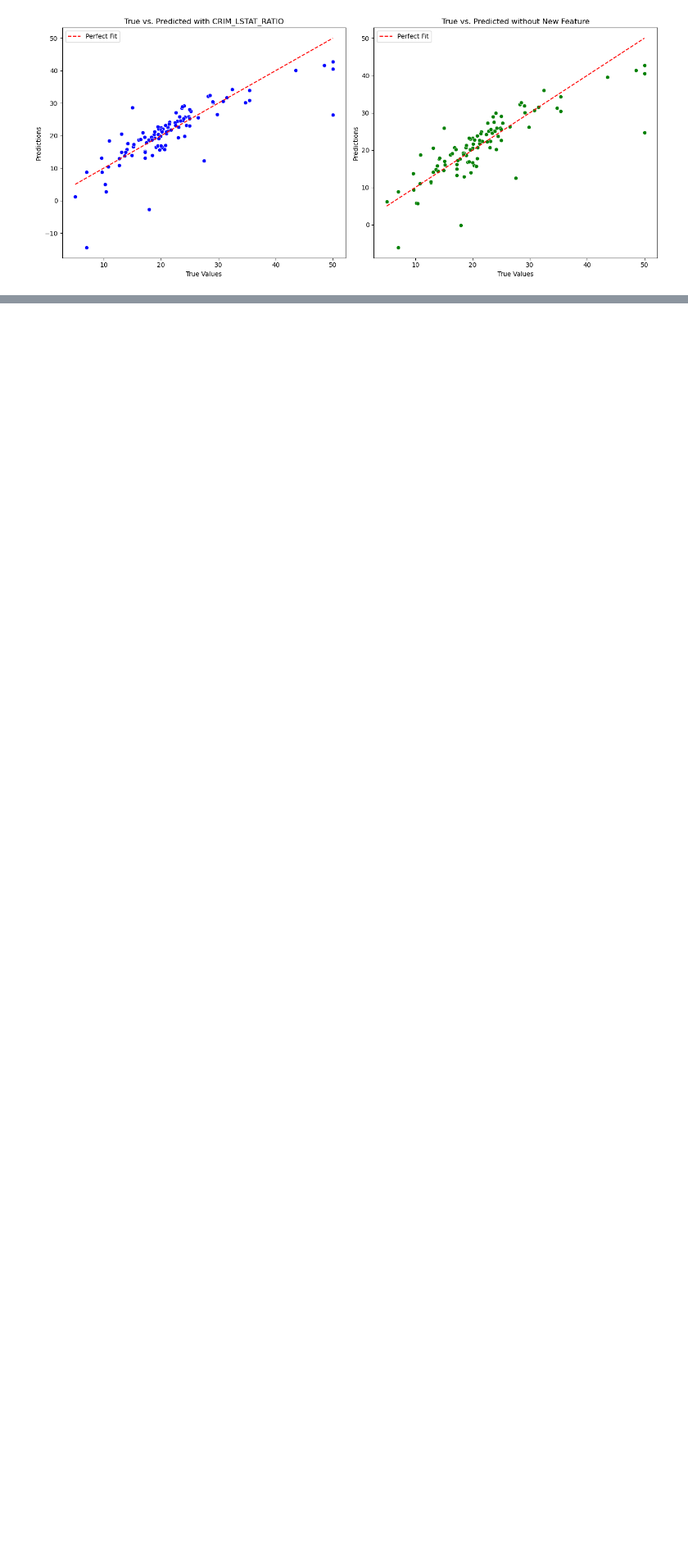
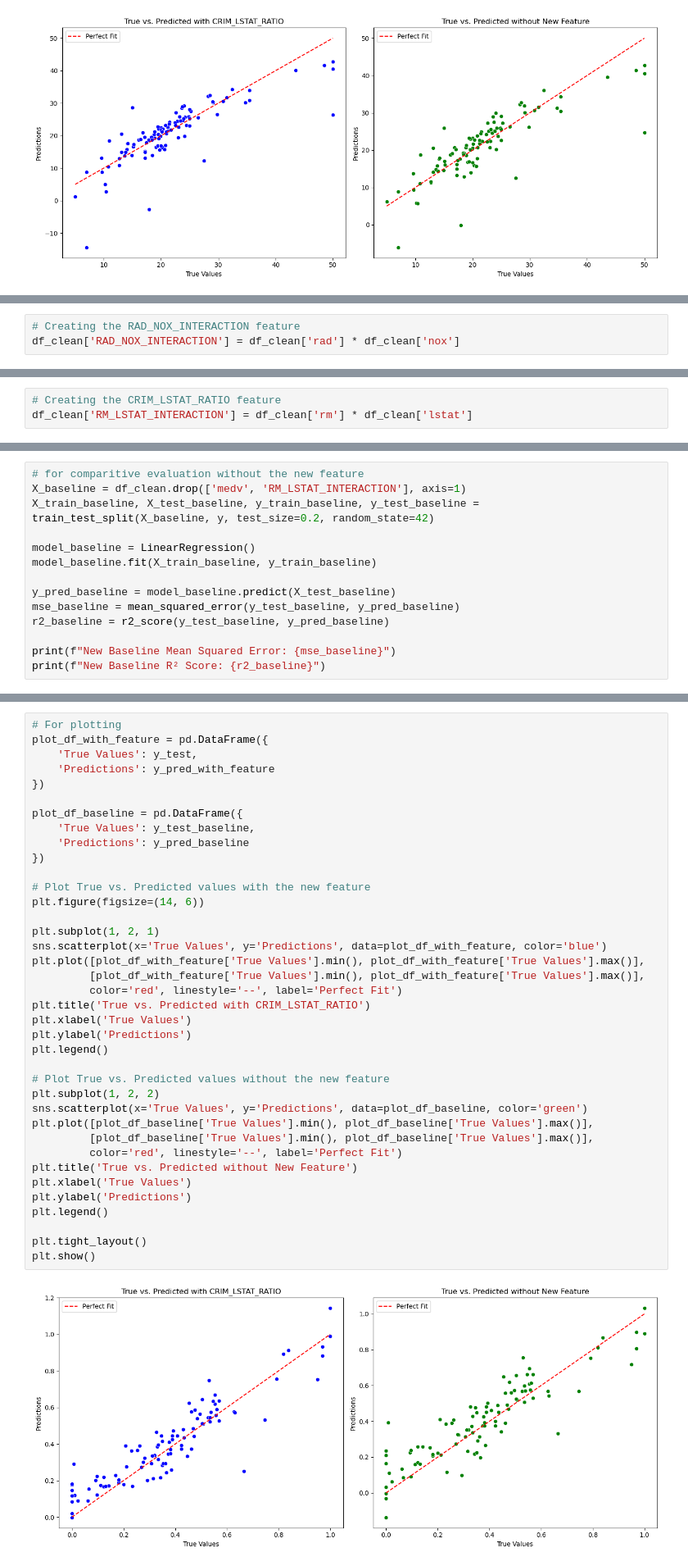
Before and after one commit to ru-bee/machine-learning-linear-regression-gces, a Jupyter notebook: notebooks/Feature_Engineering.ipynb, the cells around one changed output, grey strips where cells are left out. Shown at 82% size. Drawn from its saved outputs; the diff is of its cells as text; blank space fills up the shorter version.

```diff
--- a/notebooks/Feature_Engineering.ipynb
+++ b/notebooks/Feature_Engineering.ipynb
@@ -116,0 +145,3 @@ The plotting comparision shows that after the addition of new feature to the dat
+# %%
+# Creating the RAD_NOX_INTERACTION feature
+df_clean['RAD_NOX_INTERACTION'] = df_clean['rad'] * df_clean['nox']
@@ -116,0 +197,3 @@ The plotting comparision shows that after the addition of new feature to the dat
+# %%
+# Creating the CRIM_LSTAT_RATIO feature
+df_clean['RM_LSTAT_INTERACTION'] = df_clean['rm'] * df_clean['lstat']
@@ -116,0 +226,14 @@ The plotting comparision shows that after the addition of new feature to the dat
+# %%
+# for comparitive evaluation without the new feature
+X_baseline = df_clean.drop(['medv', 'RM_LSTAT_INTERACTION'], axis=1)
+X_train_baseline, X_test_baseline, y_train_baseline, y_test_baseline = train_test_split(X_baseline, y, test_size=0.2, random_state=42)
+
+model_baseline = LinearRegression()
+model_baseline.fit(X_train_baseline, y_train_baseline)
+
+y_pred_baseline = model_baseline.predict(X_test_baseline)
+mse_baseline = mean_squared_error(y_test_baseline, y_pred_baseline)
+r2_baseline = r2_score(y_test_baseline, y_pred_baseline)
+
+print(f"New Baseline Mean Squared Error: {mse_baseline}")
+print(f"New Baseline R² Score: {r2_baseline}")
@@ -116,0 +245,40 @@ The plotting comparision shows that after the addition of new feature to the dat
+# %%
+# For plotting
+plot_df_with_feature = pd.DataFrame({
+    'True Values': y_test,
+    'Predictions': y_pred_with_feature
+})
+
+plot_df_baseline = pd.DataFrame({
+    'True Values': y_test_baseline,
+    'Predictions': y_pred_baseline
+})
+
+# Plot True vs. Predicted values with the new feature
+plt.figure(figsize=(14, 6))
+
+plt.subplot(1, 2, 1)
+sns.scatterplot(x='True Values', y='Predictions', data=plot_df_with_feature, color='blue')
+plt.plot([plot_df_with_feature['True Values'].min(), plot_df_with_feature['True Values'].max()],
+         [plot_df_with_feature['True Values'].min(), plot_df_with_feature['True Values'].max()],
+         color='red', linestyle='--', label='Perfect Fit')
+plt.title('True vs. Predicted with CRIM_LSTAT_RATIO')
+plt.xlabel('True Values')
+plt.ylabel('Predictions')
+plt.legend()
+
+# Plot True vs. Predicted values without the new feature
+plt.subplot(1, 2, 2)
+sns.scatterplot(x='True Values', y='Predictions', data=plot_df_baseline, color='green')
+plt.plot([plot_df_baseline['True Values'].min(), plot_df_baseline['True Values'].max()],
+         [plot_df_baseline['True Values'].min(), plot_df_baseline['True Values'].max()],
+         color='red', linestyle='--', label='Perfect Fit')
+plt.title('True vs. Predicted without New Feature')
+plt.xlabel('True Values')
+plt.ylabel('Predictions')
+plt.legend()
+
+plt.tight_layout()
+plt.show()
+# %% [output]
+[figure, added]
```
Also changed, not shown: parts of 18 cells of this notebook.
